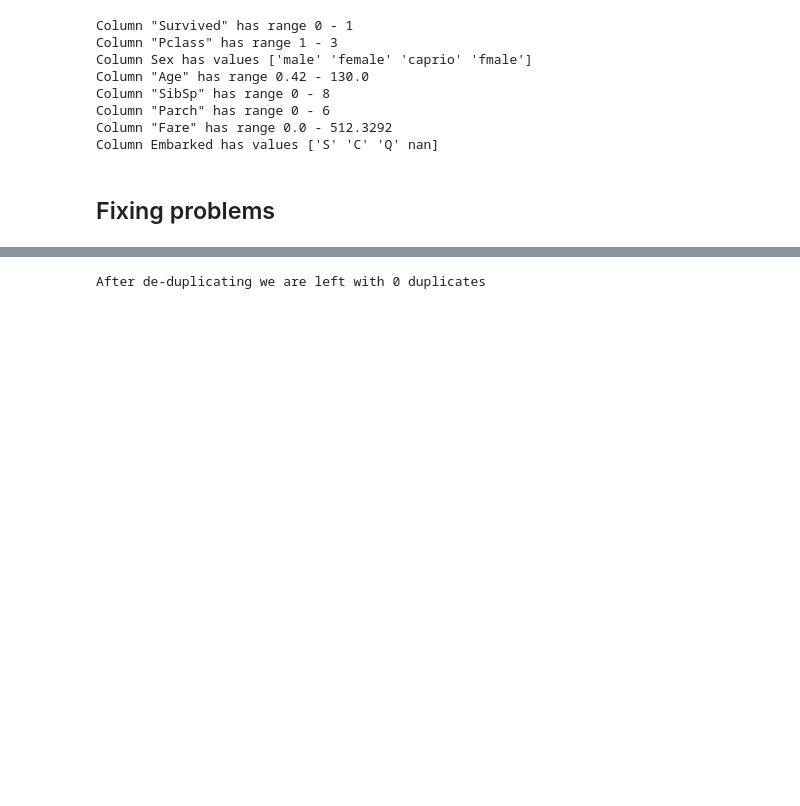
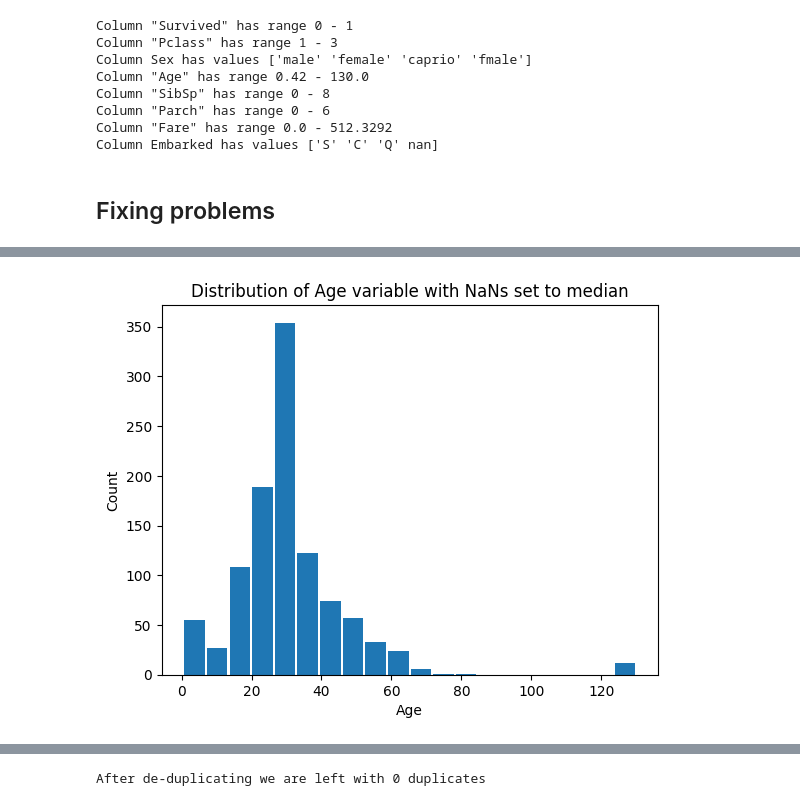
Before and after one commit to AIM-MADS-DATEXP/workshop-data-preparation, a Jupyter notebook: data_preparation.ipynb, the cells around one changed output, grey strips where cells are left out. Saved outputs shown, nothing was run; the diff lists cells and outputs as text; code cells hidden in the pictures; blank space fills up the shorter version.

```diff
--- a/data_preparation.ipynb
+++ b/data_preparation.ipynb
@@ -79,0 +120,9 @@ Column Embarked has values ['S' 'C' 'Q' nan]
+# %%
+
+plt.hist(dft['Age'].fillna(dft['Age'].median()), bins=20, rwidth=0.9)
+plt.title('Distribution of Age variable with NaNs set to median')
+plt.xlabel('Age')
+plt.ylabel('Count')
+plt.show()
+# %% [output]
+[figure, added]
```
Also changed, not shown: parts of 23 cells of this notebook, 1 other file.
